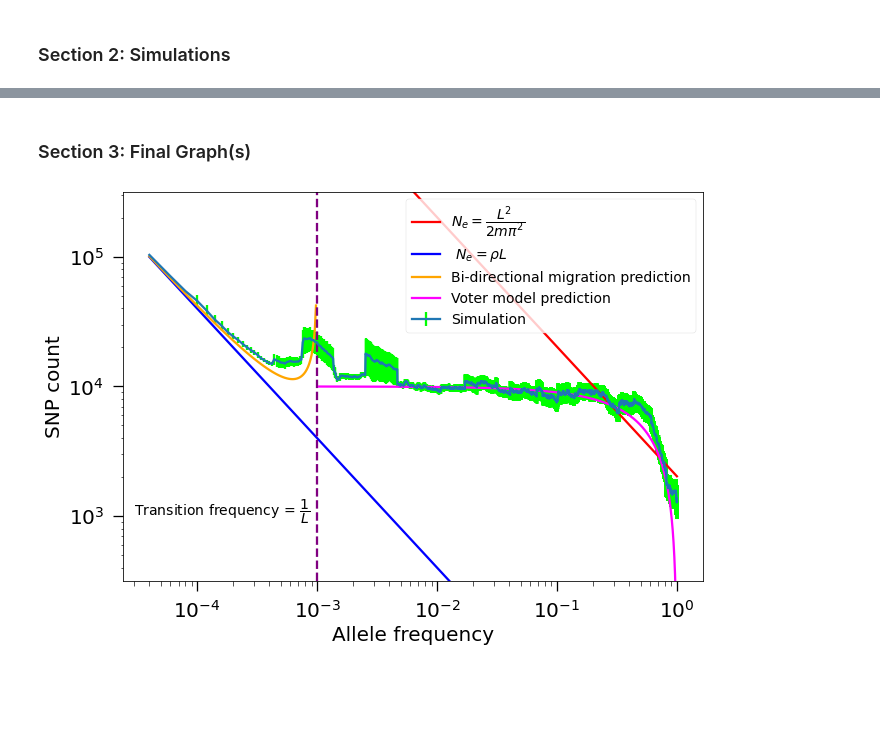
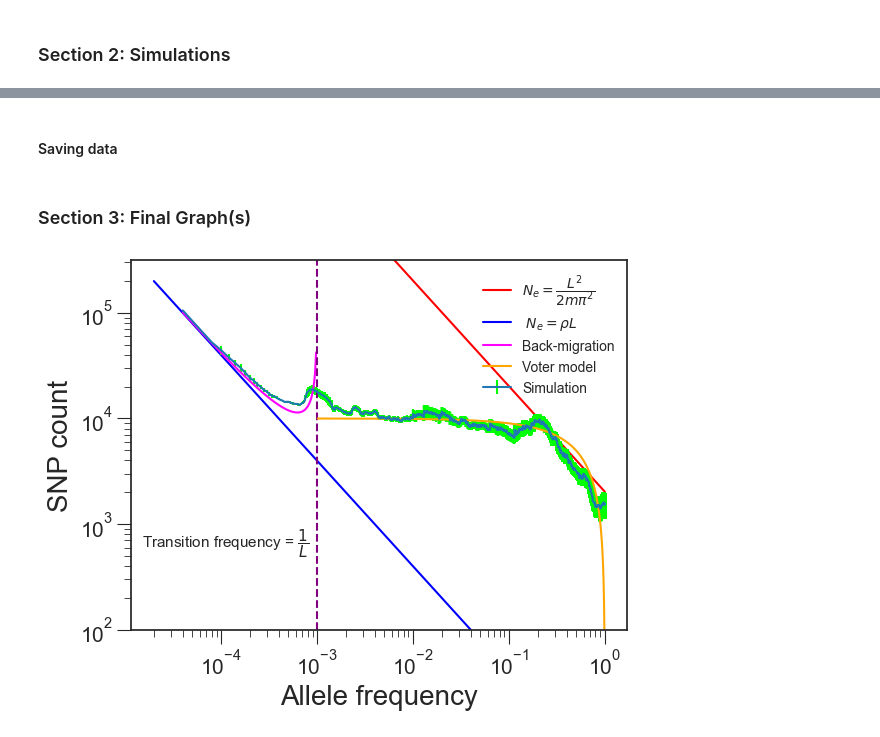
Before and after one commit to weissmanlab/Genetic_Diversity_Space, a Jupyter notebook: 1DCircular_Mrholessthan1/1DCircular_Mrholessthan1.ipynb, the cells around one changed output, grey strips where cells are left out. Saved outputs shown, nothing was run; the diff lists cells and outputs as text; code cells hidden in the pictures; blank space fills up the shorter version.

```diff
--- a/1DCircular_Mrholessthan1/1DCircular_Mrholessthan1.ipynb
+++ b/1DCircular_Mrholessthan1/1DCircular_Mrholessthan1.ipynb
@@ -20,16 +20,19 @@ import collections
 from scipy.special import gamma, factorial
 from scipy import stats
 
+import warnings
+warnings.filterwarnings('ignore')
 ###########################################
 
-plt.style.use('seaborn-talk')
+plt.style.use("seaborn-v0_8-white")
 matplotlib.rcParams['axes.labelsize'] = 20
 matplotlib.rcParams['axes.titlesize'] = 24
-matplotlib.rcParams['xtick.labelsize'] = 20
+matplotlib.rcParams['xtick.labelsize'] = 15
 matplotlib.rcParams['xtick.major.size'] = 10
 matplotlib.rcParams['xtick.minor.size'] = 5
-matplotlib.rcParams['ytick.labelsize'] = 20
+matplotlib.rcParams['ytick.labelsize'] = 15
 matplotlib.rcParams['ytick.major.size'] = 10
+matplotlib.rcParams['ytick.minor.size'] = 5
 
 ##############################################
 def migration_matrix(length, migration_rate):
@@ -116,3 +99,0 @@ plt.savefig("Mrholess_afs.pdf")
-# %%
-transition_freq=max(Deme_density,(m*Deme_density**2))/total_sample_size
-#print(transition_freq)
@@ -219,7 +125,4 @@ for i in range(len(frequencies)):
     if frequencies[i]>=transition_freq:
         data_x.append(frequencies[i])
         data_y.append(SNPs[i])
-# %%
-def smooth(x, threshold=100, rescale=2):
-    return [np.mean(x[max(i - (rescale * i) // threshold, 0) : min(i + 1 + (rescale * i) // threshold, len(x))]) for i in range(len(x))]
 # %%
@@ -245,2 +132,4 @@ print(n)
+# %% [markdown]
+#### Saving data
 # %%
 AF_xpoints = np.arange(1,total_sample_size+1)/(total_sample_size)
@@ -295,21 +211,23 @@ voter_x_data_read=np.array(pd.read_csv('voter_x_data_mrholess.csv'))
 # %%
 err=error_data_read.flatten()
 transition_freq=max(Deme_density,(m*Deme_density**2))/total_sample_size
-plt.loglog(AF_xpoints_read, Maruyama_effective_ydata_read, color="red", label=r"$N_e=\dfrac{L^2}{2m\pi^2}$")
-plt.loglog(AF_xpoints_read,Maruyama_census_ydata_read, color="blue", label=r" $N_e=\rho L$")
+
+plt.loglog(AF_xpoints, Maruyama_effective_ydata, color="red", label=r"$N_e=\dfrac{L^2}{2m\pi^2}$")
+plt.loglog(AF_xpoints,Maruyama_census_ydata, color="blue", label=r" $N_e=\rho L$")
+plt.errorbar(AF_xpoints[1:], Simulated_data_read.flatten() , yerr=err, ecolor="lime", label="Simulation")
 #plt.loglog(np.arange(1, total_sample_size+1)/(total_sample_size+1),smooth(afs[1:], threshold=1000, rescale=200), color="green",linewidth=0.5)
 #plt.axvline(0.2,color="orange")
-plt.loglog(scaled_x_bidirection_points_read, bi_directional_prediction_read ,"orange", label='Bi-directional migration prediction')
+plt.loglog(scaled_x_bidirection_points[1:], bi_directional_prediction_read.flatten() ,"magenta", label='Back-migration')
 plt.axvline(transition_freq,color='purple', linestyle = '--')
-plt.text(0.000030,1000,r"Transition frequency = $\dfrac{1}{L}$",fontsize='14')
-plt.loglog(voter_x_data_read,voter_model_prediction_read , color='magenta', label="Voter model prediction")
-plt.errorbar(AF_xpoints_read, Simulated_data_read , yerr=err, ecolor="lime", label="Simulation")
+plt.text(0.000015,600,r"Transition frequency = $\dfrac{1}{L}$",fontsize='11')
+
+plt.loglog(voter_xdata[:-1],voter_model_prediction_read.flatten() , color='orange', label="Voter model ")
 plt.xlabel("Allele frequency")
 plt.ylabel('SNP count')
-plt.legend(prop={"size":14},loc="upper right")
+plt.legend(prop={"size":10},loc="upper right")
 #plt.legend(["Predicted AFS for population of effective size Ne", "Predicted AFS for population of census size N", "Simulated expected AFS", 'Transition frequency', "W-F fit", "Master fit"], loc ="upper right")
 #plt.legend([r"Predicted AFS for well-mixed population of effective size $N_e=\frac{L^2}{2m\pi^2}$", r"Predicted AFS for well-mixed population of census size $N=\rho L$", "W-F fit" , r"Transition frequency = $\frac{1}{L}$", "Voter fit","Simulated expected AFS"], loc ="upper right", fontsize=10)
-plt.ylim(10**2.5, 10**5.5)
-plt.savefig("1d_mrholess.pdf")
+plt.ylim(10**2., 10**5.5)
+plt.savefig("1d_mrholess.pdf", bbox_inches = "tight")
 # %% [output]
-[figure, old version]
+[figure, new version]
```
Also changed, not shown: parts of 28 cells of this notebook, 1 other file.
